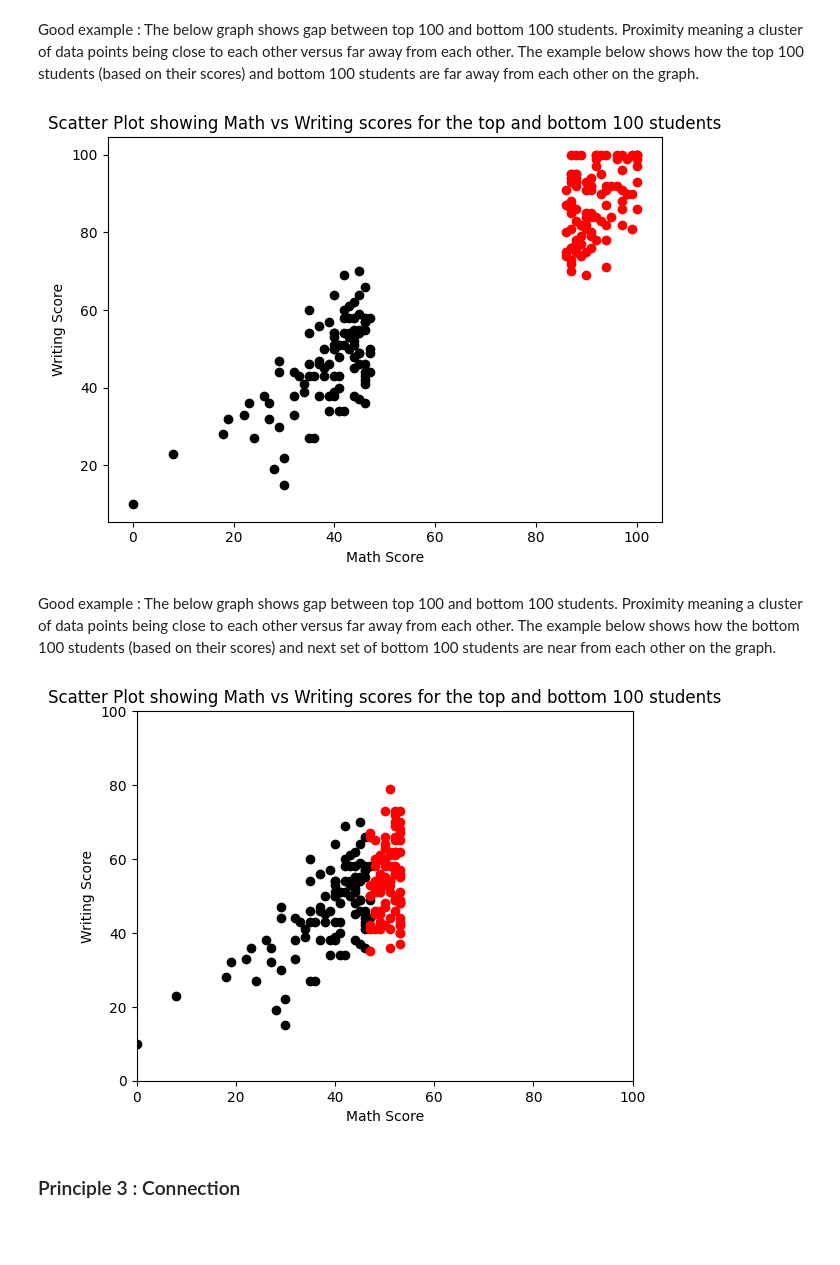
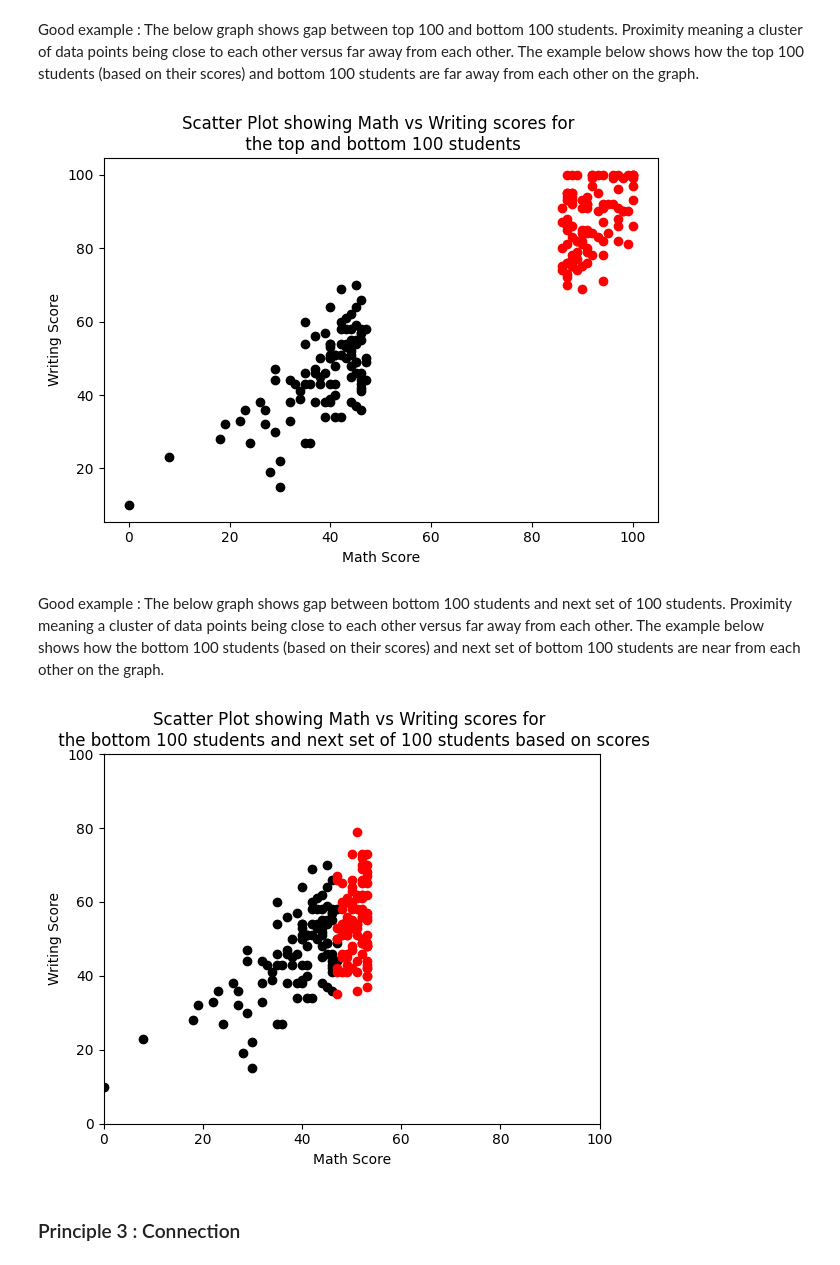
Before and after one commit to predinfer/project-gestalt, a Jupyter notebook: gestalt_2.ipynb, the cells around one changed output. Drawn from its saved outputs; the diff is of its cells as text; code cells hidden in the pictures; blank space fills up the shorter version.

Commit message:
made changes to plots

```diff
--- a/gestalt_2.ipynb
+++ b/gestalt_2.ipynb
@@ -20,7 +20,7 @@ df_students.race.value_counts()
 df_students['parental level of education'].value_counts()
 
 df_students['lunch'].value_counts()
-
+df_students['lunch']=df_students['lunch'].replace('free/reduced', 'free')
 df_students['test preparation course'].value_counts()
 
 df_students['total']=df_students['math score']+df_students['writing score']+df_students['reading score']
@@ -94,20 +94,20 @@ Good example : The below graph shows gap between top 100 and bottom 100 students
 # %%
 df_students=df_students.sort_values(by=['math score'])
 df_students_bottom_20=df_students[:100]
 df_students_bottom_20_40=df_students[100:200]
 plt.scatter(df_students_bottom_20['math score'], df_students_bottom_20['writing score'], c='black')
 df_students_top_20=df_students.tail(100)
 plt.scatter(df_students_top_20['math score'], df_students_top_20['writing score'], c='red')
 plt.xlabel('Math Score')
 plt.ylabel('Writing Score')
-plt.title('Scatter Plot showing Math vs Writing scores for the top and bottom 100 students', loc='center')
+plt.title('Scatter Plot showing Math vs Writing scores for \n the top and bottom 100 students', loc='center')
 plt.tight_layout()
 
-plt.savefig('Proximity_good_example_1.png')
+plt.savefig('Proximity_good_example_1')
 # %% [output]
-[figure, old version]
+[figure, new version]
 # %% [markdown]
-Good example : The below graph shows gap between top 100 and bottom 100 students. Proximity meaning a cluster of data points being close to each other versus far away from each other. The example below shows how the bottom 100 students (based on their scores) and next set of bottom 100 students are near from each other on the graph.
+Good example : The below graph shows gap between bottom 100 students and next set of 100 students. Proximity meaning a cluster of data points being close to each other versus far away from each other. The example below shows how the bottom 100 students (based on their scores) and next set of bottom 100 students are near from each other on the graph.
 # %%
 plt.scatter(df_students_bottom_20['math score'], df_students_bottom_20['writing score'], c='black')
 plt.scatter(df_students_bottom_20_40['math score'], df_students_bottom_20_40['writing score'], c='red')
@@ -115,10 +115,10 @@ plt.xlim([0, 100])
 plt.ylim([0, 100])
 plt.xlabel('Math Score')
 plt.ylabel('Writing Score')
-plt.title('Scatter Plot showing Math vs Writing scores for the top and bottom 100 students')
-plt.savefig('Proximity_good_example_2.png')
+plt.title('Scatter Plot showing Math vs Writing scores for \n the bottom 100 students and next set of 100 students based on scores', loc='center')
+plt.savefig('Proximity_good_example_2')
 # %% [output]
-[figure, old version]
+[figure, new version]
 # %% [markdown]
 ### Principle 3 : Connection
 # %%
```
Also changed, not shown: parts of 10 cells of this notebook, 6 other files.
